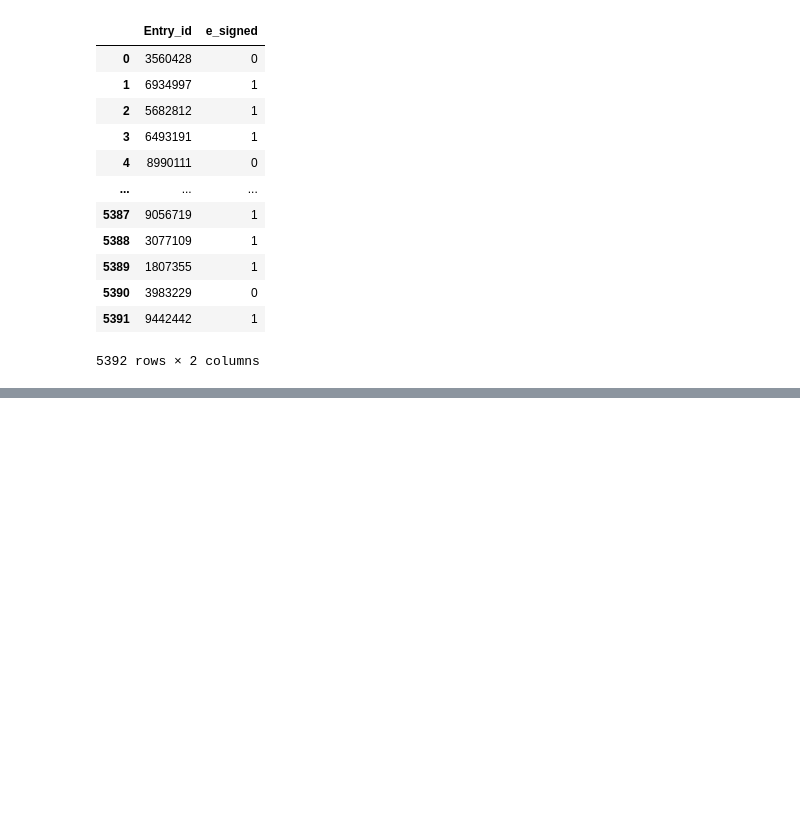
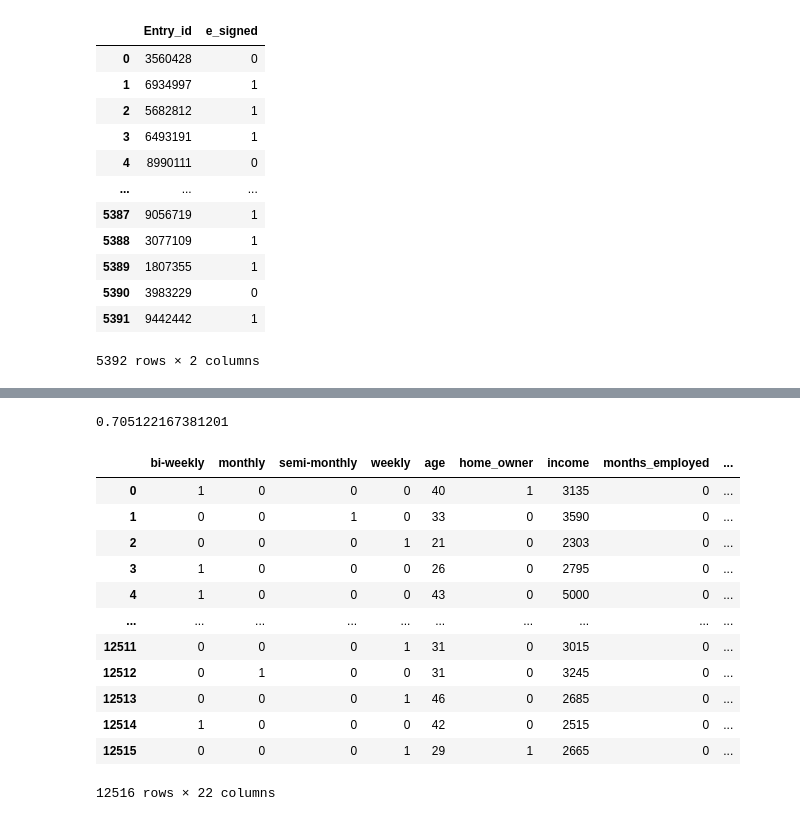
Before and after one commit to Apprentice-doa/DataFestAfrica-Hackathon--E-Process-Applicaton-Classification, a Jupyter notebook: Base_Line_model4.ipynb, the cells around one changed output, grey strips where cells are left out. Cells and saved outputs as stored; diff of their text form; code cells hidden in the pictures; blank space fills up the shorter version.

```diff
--- a/Base_Line_model4.ipynb
+++ b/Base_Line_model4.ipynb
@@ -203,0 +211,20 @@ NameError: name 'Sub3' is not defined
+# %%
+scores.mean()
+# %% [output]
+0.705122167381201
+# %%
+X
+# %% [output]
+|  | bi-weekly | monthly | semi-monthly | weekly | age | home_owner | income | months_employed | ... |
+| 0 | 1 | 0 | 0 | 0 | 40 | 1 | 3135 | 0 | ... |
+| 1 | 0 | 0 | 1 | 0 | 33 | 0 | 3590 | 0 | ... |
+| 2 | 0 | 0 | 0 | 1 | 21 | 0 | 2303 | 0 | ... |
+| 3 | 1 | 0 | 0 | 0 | 26 | 0 | 2795 | 0 | ... |
+| 4 | 1 | 0 | 0 | 0 | 43 | 0 | 5000 | 0 | ... |
+| ... | ... | ... | ... | ... | ... | ... | ... | ... | ... |
+| 12511 | 0 | 0 | 0 | 1 | 31 | 0 | 3015 | 0 | ... |
+| 12512 | 0 | 1 | 0 | 0 | 31 | 0 | 3245 | 0 | ... |
+| 12513 | 0 | 0 | 0 | 1 | 46 | 0 | 2685 | 0 | ... |
+| 12514 | 1 | 0 | 0 | 0 | 42 | 0 | 2515 | 0 | ... |
+| 12515 | 0 | 0 | 0 | 1 | 29 | 1 | 2665 | 0 | ... |
+12516 rows × 22 columns
```
Also changed, not shown: parts of 18 cells of this notebook, 8 other files.
